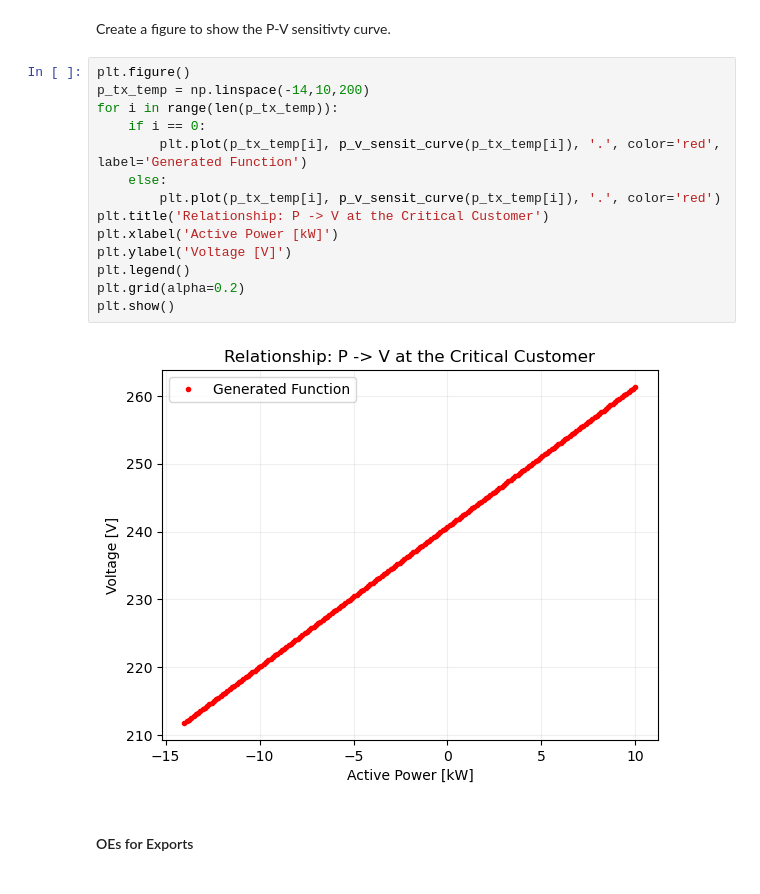
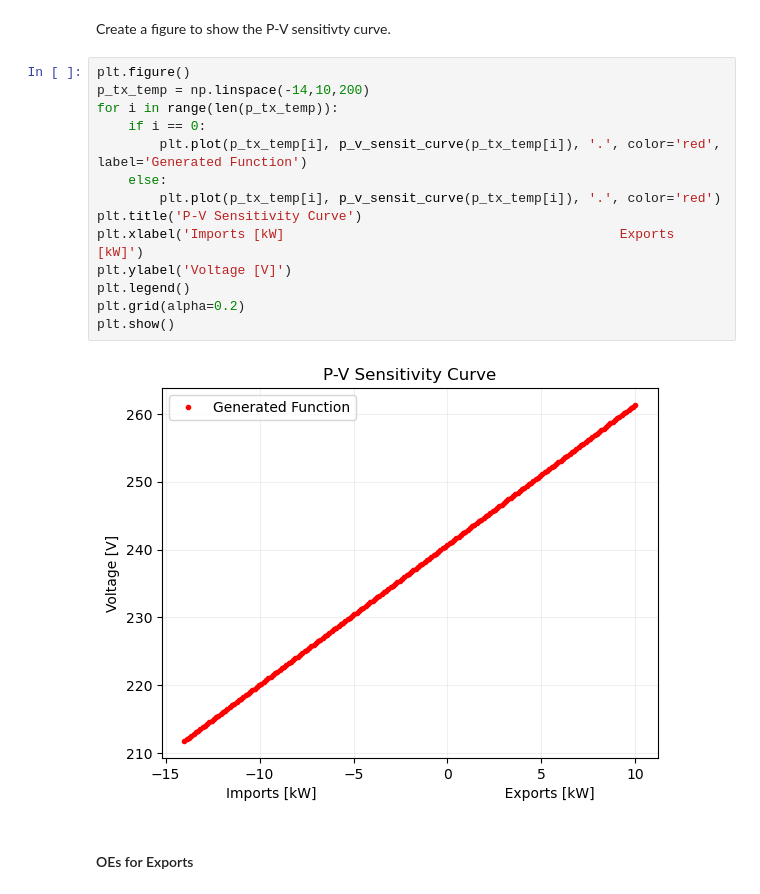
Before and after one commit to Team-Nando/OE3-Asset_Capacity_Critical_V, a Jupyter notebook: OE3-Asset_Capacity_Critical_V.ipynb, the cells around one changed output. Drawn from its saved outputs; the diff is of its cells as text.

```diff
--- a/OE3-Asset_Capacity_Critical_V.ipynb
+++ b/OE3-Asset_Capacity_Critical_V.ipynb
@@ -157,19 +157,19 @@ Create a figure to show the P-V sensitivty curve.
 # %%
 plt.figure()
 p_tx_temp = np.linspace(-14,10,200)
 for i in range(len(p_tx_temp)):
     if i == 0:
         plt.plot(p_tx_temp[i], p_v_sensit_curve(p_tx_temp[i]), '.', color='red',  label='Generated Function')
     else:
         plt.plot(p_tx_temp[i], p_v_sensit_curve(p_tx_temp[i]), '.', color='red')
-plt.title('Relationship: P -> V at the Critical Customer')
-plt.xlabel('Active Power [kW]')
+plt.title('P-V Sensitivity Curve')
+plt.xlabel('Imports [kW]                                           Exports [kW]')
 plt.ylabel('Voltage [V]')
 plt.legend()
 plt.grid(alpha=0.2)
 plt.show()
 # %% [output]
-[figure, old version]
+[figure, new version]
 # %% [markdown]
 #### OEs for Exports
 # %%
```
